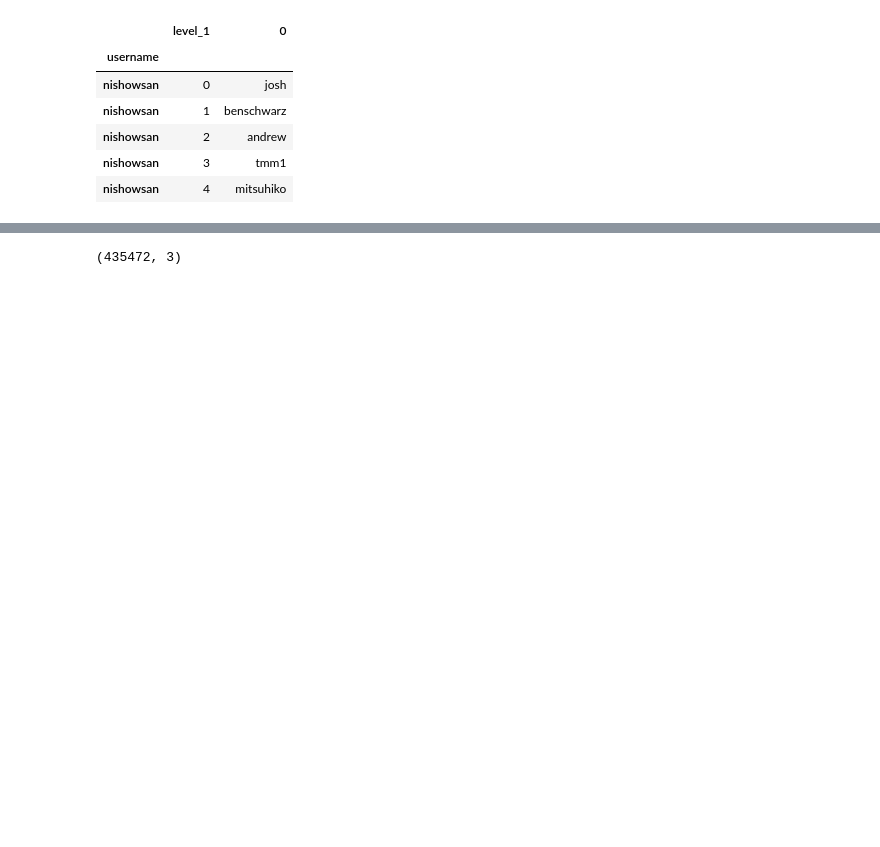
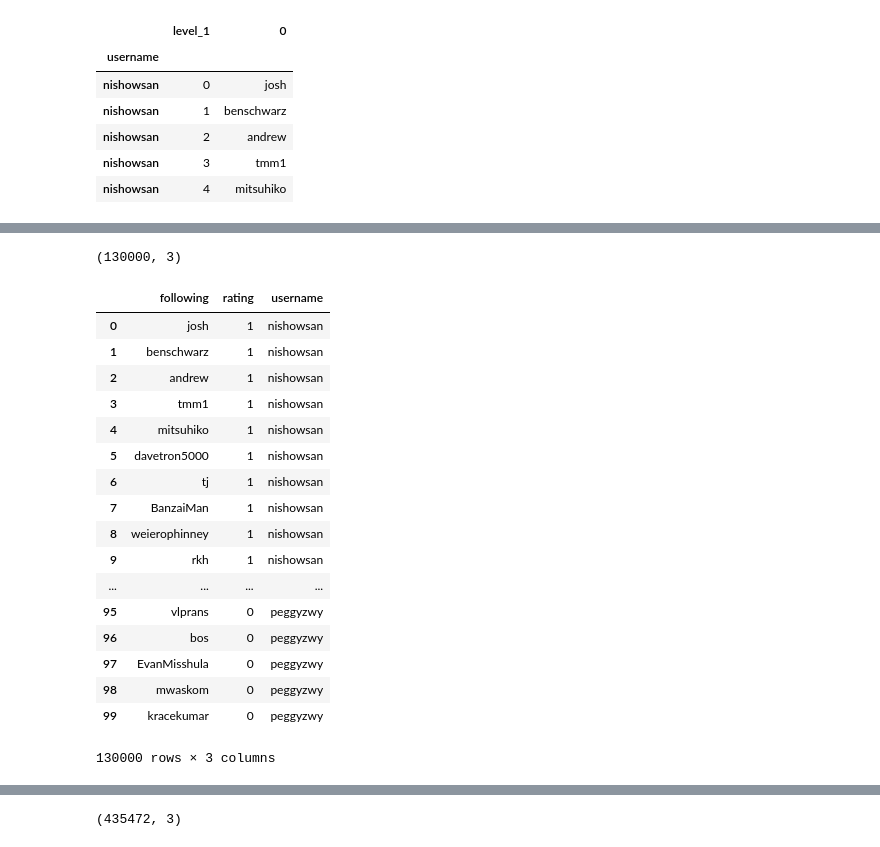
Before and after one commit to alexpfox/github_recommender, a Jupyter notebook: reshape_data.ipynb, the cells around one changed output, grey strips where cells are left out. Drawn from its saved outputs; the diff is of its cells as text; code cells hidden in the pictures; blank space fills up the shorter version.

```diff
--- a/reshape_data.ipynb
+++ b/reshape_data.ipynb
@@ -181,0 +297,4 @@ stacked_new_df.head()
+# %%
+# type cast rating to int
+full_df['rating'] = full_df['rating'].astype(int)
+full_df.head()
@@ -181,0 +312,25 @@ stacked_new_df.head()
+# %%
+full_df.shape
+# %% [output]
+(130000, 3)
+# %%
+full_df
+# %% [output]
+|  | following | rating | username |
+| 0 | josh | 1 | nishowsan |
+| 1 | benschwarz | 1 | nishowsan |
+| 2 | andrew | 1 | nishowsan |
+| 3 | tmm1 | 1 | nishowsan |
+| 4 | mitsuhiko | 1 | nishowsan |
+| 5 | davetron5000 | 1 | nishowsan |
+| 6 | tj | 1 | nishowsan |
+| 7 | BanzaiMan | 1 | nishowsan |
+| 8 | weierophinney | 1 | nishowsan |
+| 9 | rkh | 1 | nishowsan |
+| ... | ... | ... | ... |
+| 95 | vlprans | 0 | peggyzwy |
+| 96 | bos | 0 | peggyzwy |
+| 97 | EvanMisshula | 0 | peggyzwy |
+| 98 | mwaskom | 0 | peggyzwy |
+| 99 | kracekumar | 0 | peggyzwy |
+130000 rows × 3 columns
```
Also changed, not shown: parts of 32 cells of this notebook, 1 other file.
